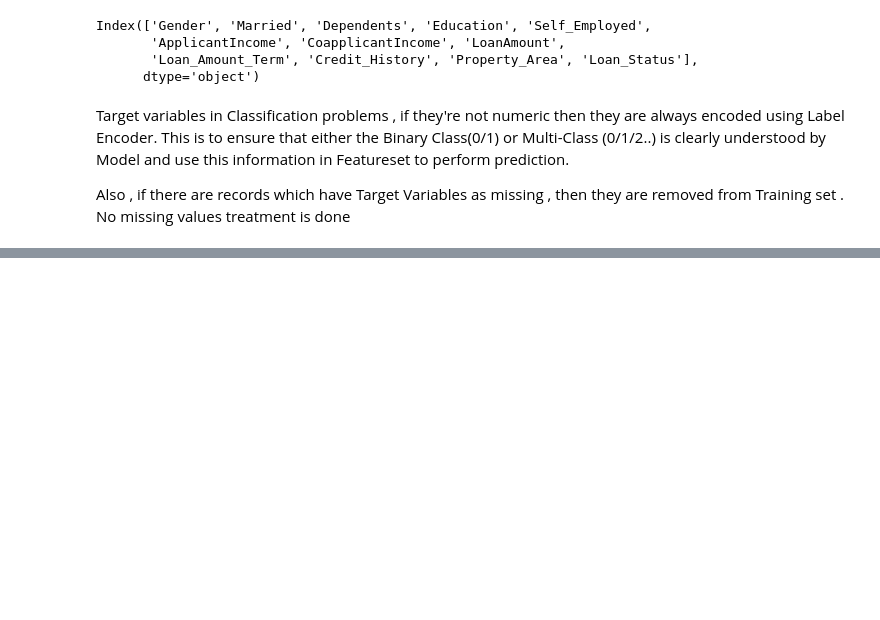
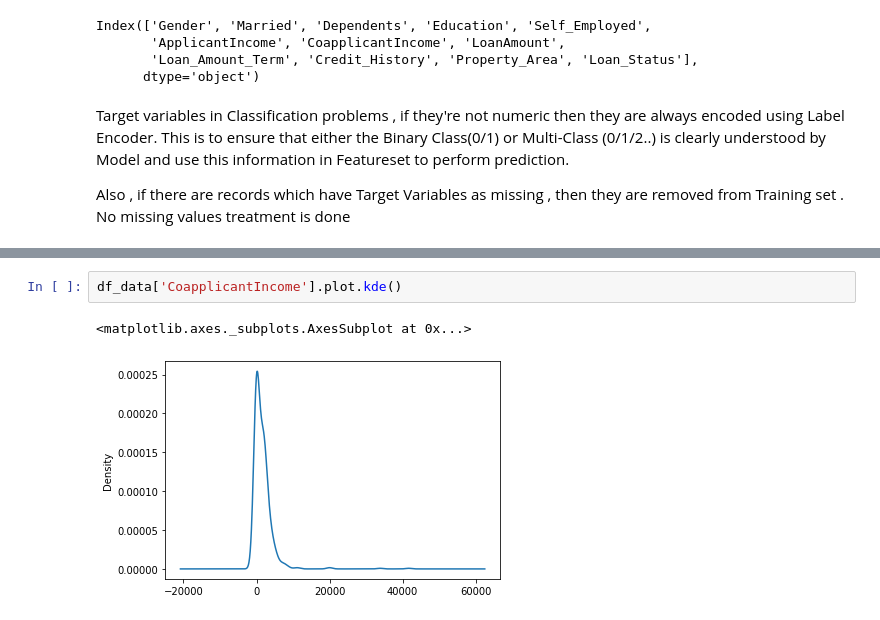
Before and after one commit to leetanshaj/MachineLearning, a Jupyter notebook: ML_ModelBuilding_playbook.ipynb, the cells around one changed output, grey strips where cells are left out. Cells and saved outputs as stored; diff of their text form; blank space fills up the shorter version.

```diff
--- a/ML_ModelBuilding_playbook.ipynb
+++ b/ML_ModelBuilding_playbook.ipynb
@@ -107,0 +160,5 @@ Also , if there are records which have Target Variables as missing , then they a
+# %%
+df_data['CoapplicantIncome'].plot.kde()
+# %% [output]
+<matplotlib.axes._subplots.AxesSubplot at 0x...>
+[figure, added]
```
Also changed, not shown: parts of 65 cells of this notebook.
